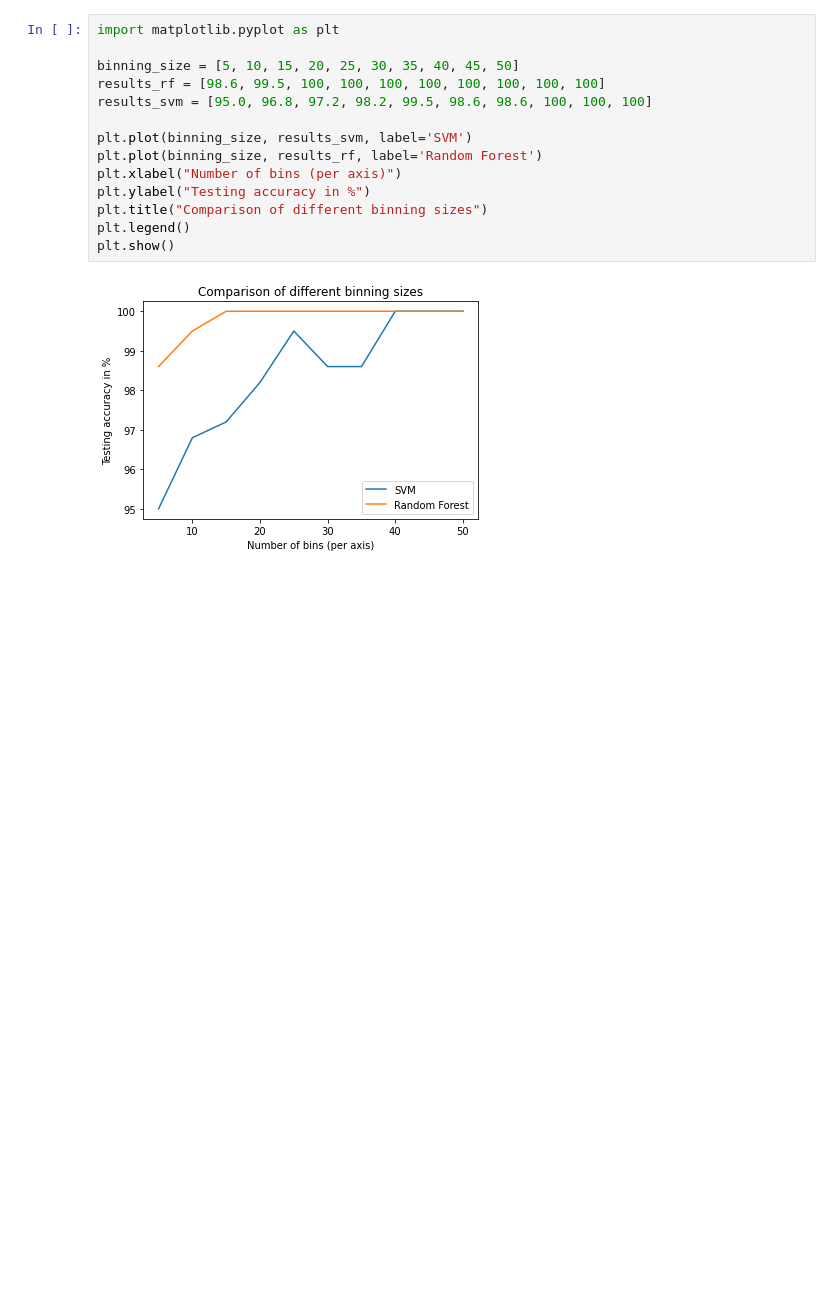
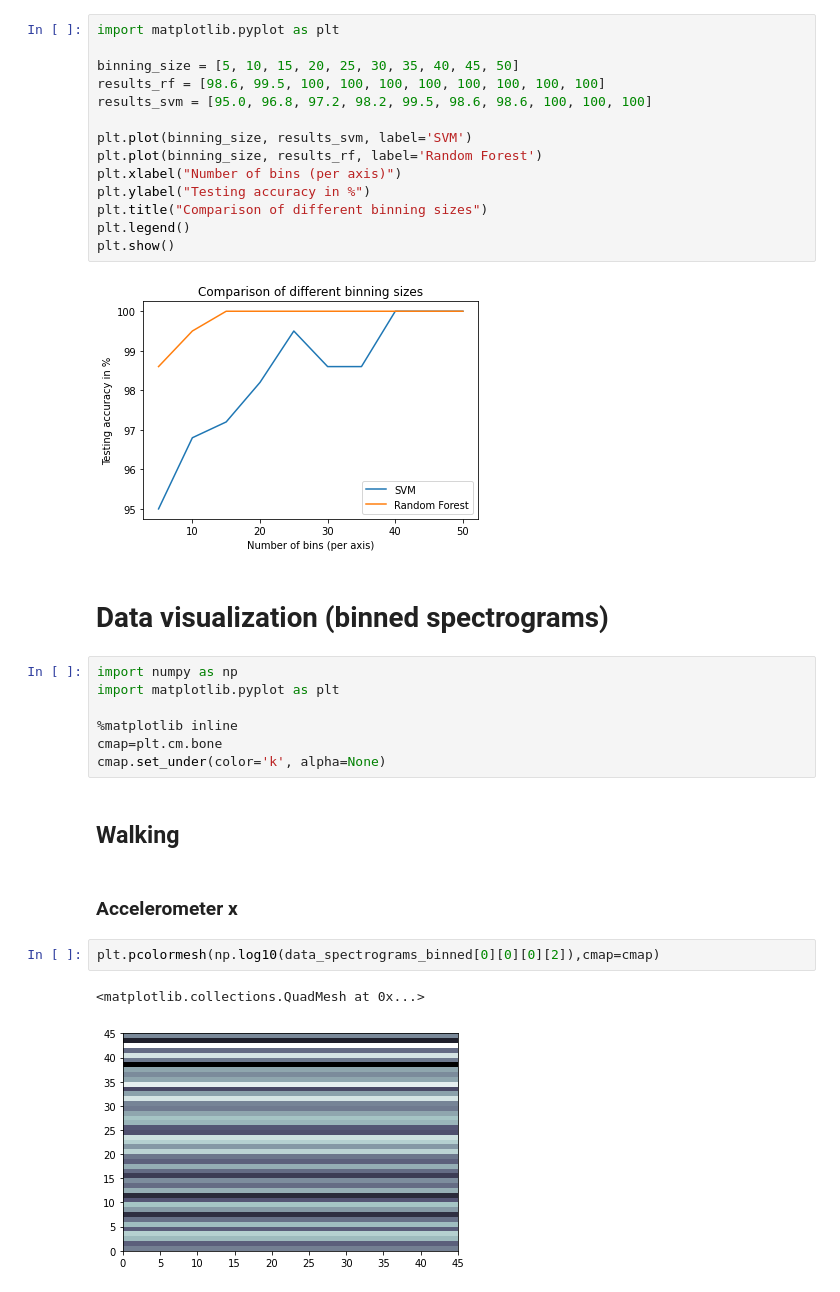
Before and after one commit to ray830305/CS522-Assignment-3, a Jupyter notebook: Assignment3.ipynb, the cells around one changed output. Drawn from its saved outputs; the diff is of its cells as text; blank space fills up the shorter version.

Commit message:
Added plots of spectrograms

```diff
--- a/Assignment3.ipynb
+++ b/Assignment3.ipynb
@@ -300,3 +300,21 @@ plt.legend()
 plt.show()
 # %% [output]
 [figure]
+# %% [markdown]
+# Data visualization (binned spectrograms)
+# %%
+import numpy as np
+import matplotlib.pyplot as plt
+
+%matplotlib inline
+cmap=plt.cm.bone
+cmap.set_under(color='k', alpha=None)
+# %% [markdown]
+## Walking
+# %% [markdown]
+### Accelerometer x
+# %%
+plt.pcolormesh(np.log10(data_spectrograms_binned[0][0][0][2]),cmap=cmap)
+# %% [output]
+<matplotlib.collections.QuadMesh at 0x...>
+[figure, added]
```
Also changed, not shown: parts of 62 cells of this notebook.
